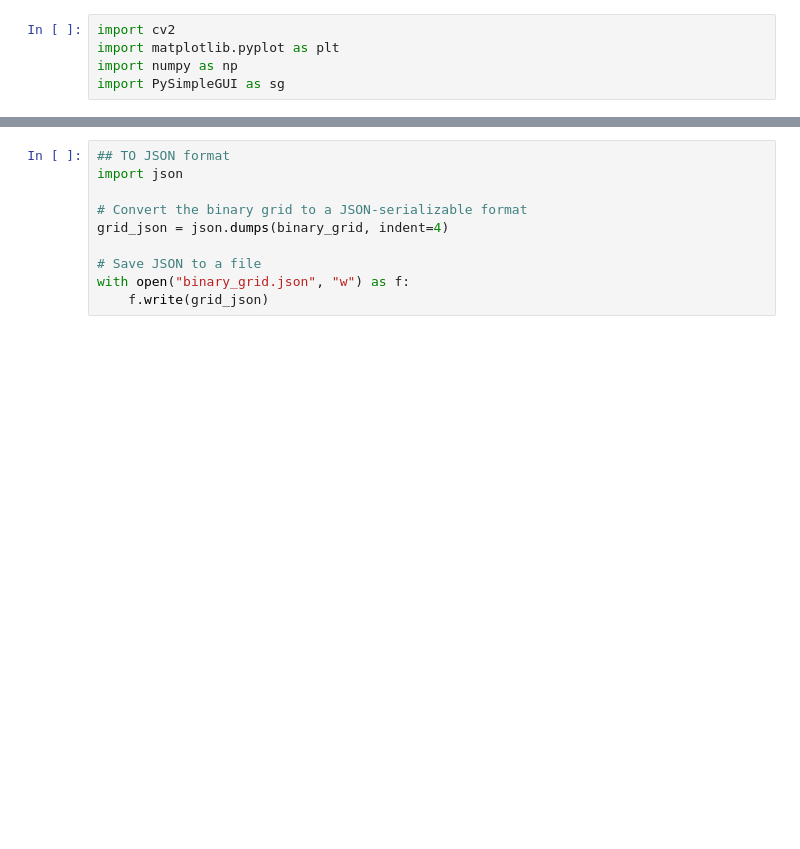
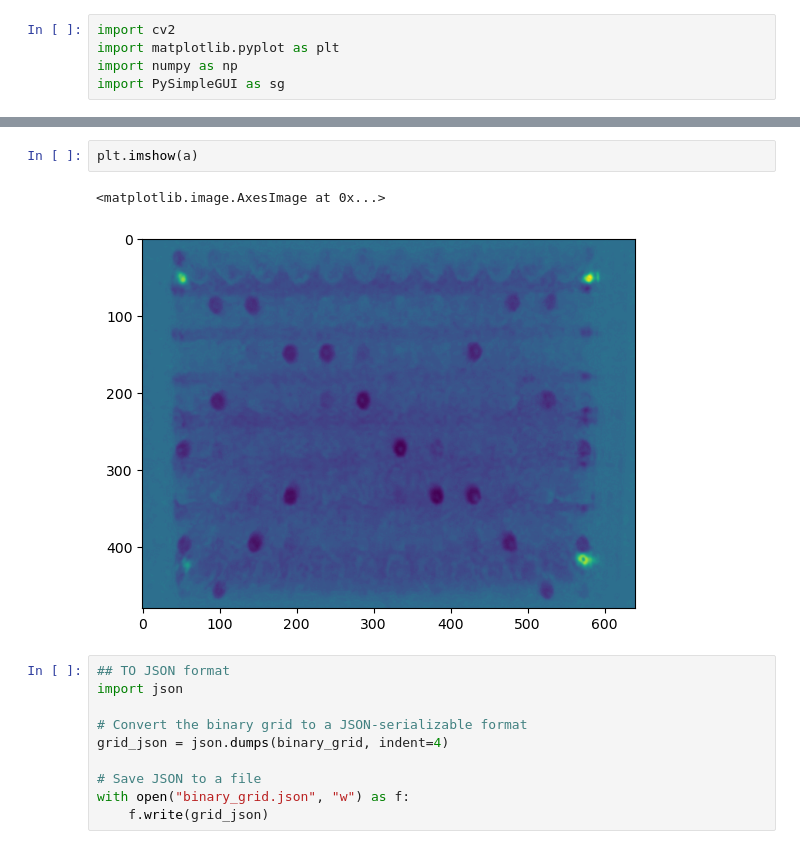
Before and after one commit to Miloumille/CTMA_internship_Photodetector, a Jupyter notebook: script/Untitled.ipynb, the cells around one changed output, grey strips where cells are left out. Drawn from its saved outputs; the diff is of its cells as text; blank space fills up the shorter version.

```diff
--- a/script/Untitled.ipynb
+++ b/script/Untitled.ipynb
@@ -344,3 +253,8 @@ cell_dict
+# %%
+plt.imshow(a)
+# %% [output]
+<matplotlib.image.AxesImage at 0x...>
+[figure, added]
 # %%
 ## TO JSON format
 import json
```
Also changed, not shown: parts of 8 cells of this notebook, 7 other files.
